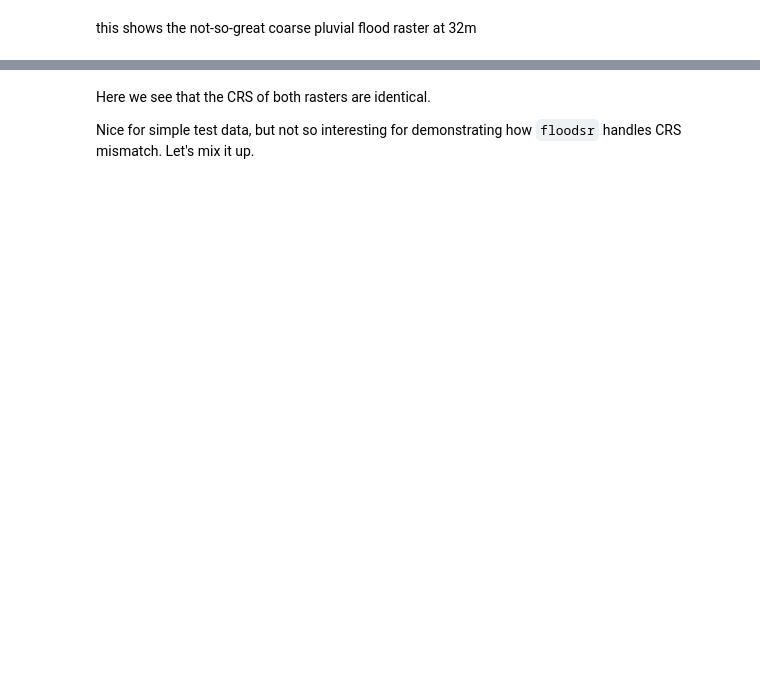
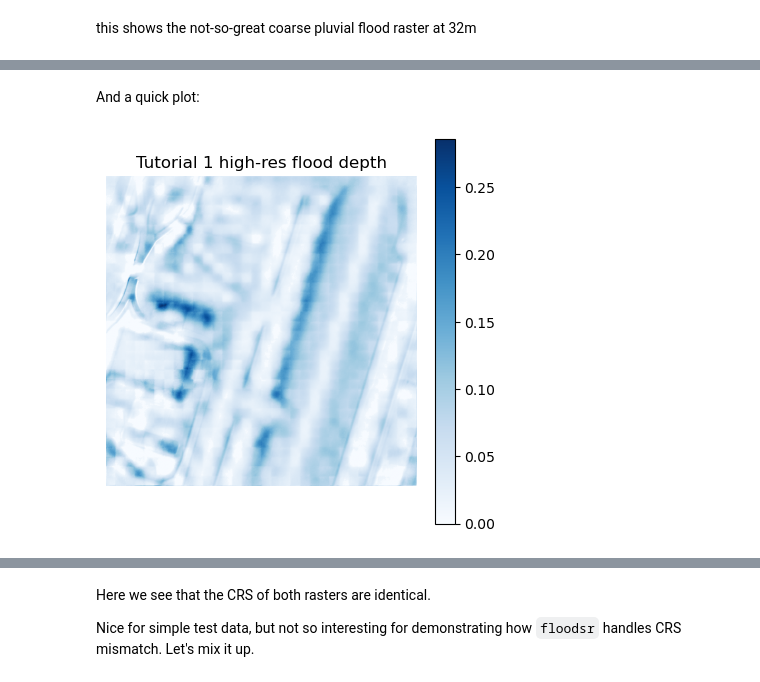
Before and after one commit to cefect/floodsr, a Jupyter notebook: docs/user/notebooks/tutorial_2.ipynb, the cells around one changed output, grey strips where cells are left out. Cells and saved outputs as stored; diff of their text form; code cells hidden in the pictures; blank space fills up the shorter version.

```diff
--- a/docs/user/notebooks/tutorial_2.ipynb
+++ b/docs/user/notebooks/tutorial_2.ipynb
@@ -96,0 +132,12 @@ this shows the not-so-great coarse pluvial flood raster at 32m
+# %% [markdown]
+And a quick plot:
+# %%
+arr = read_raster_band_1("lowres032_default_sr.tif")
+
+fig, ax = plt.subplots(figsize=(5, 5))
+im = ax.imshow(arr, cmap="Blues")
+ax.set_title("Tutorial 1 high-res flood depth")
+fig.colorbar(im, ax=ax)
+ax.set_axis_off()
+# %% [output]
+[figure, added]
```
Also changed, not shown: parts of 39 cells of this notebook, 25 other files.
